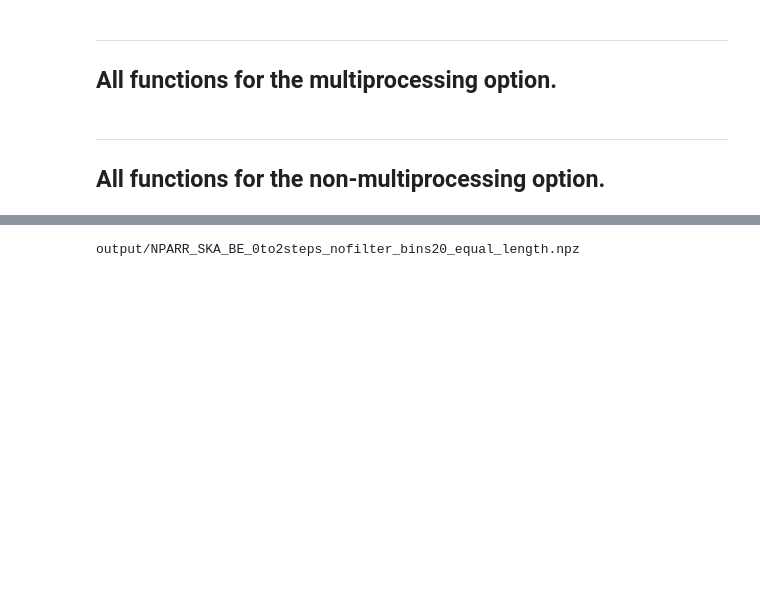
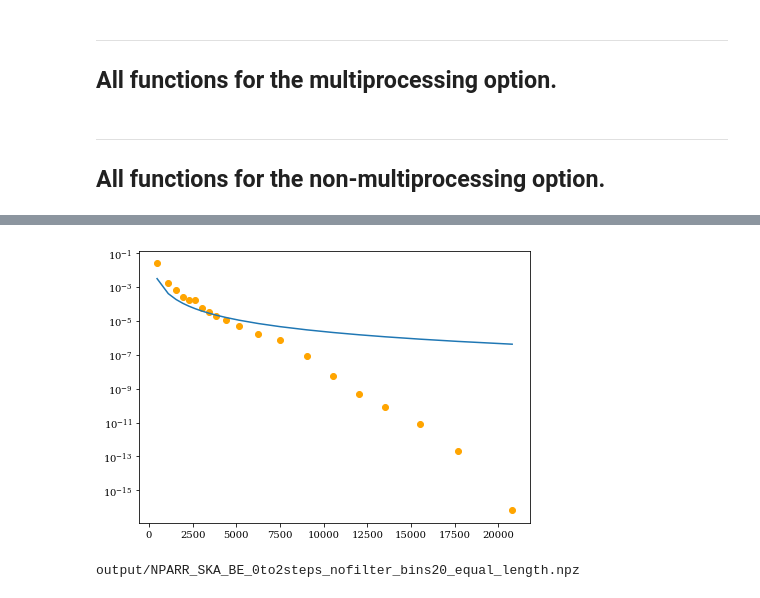
Before and after one commit to vitraj/visest, a Jupyter notebook: cupy_SKA_vectorisation.ipynb, the cells around one changed output, grey strips where cells are left out. Drawn from its saved outputs; the diff is of its cells as text; code cells hidden in the pictures; blank space fills up the shorter version.

```diff
--- a/cupy_SKA_vectorisation.ipynb
+++ b/cupy_SKA_vectorisation.ipynb
@@ -656,3 +694,12 @@ Bin 1 :Theoretical comb
+# %%
+#plt.plot(bare_estimator_avg, ell_mean_avg, var_squared_avg)
+
+fig, axs= plt.subplots(1, 1, figsize=(7,5))
+axs.scatter(ell_mean_avg, bare_estimator_avg / 1e6, color='orange')
+axs.plot(ell_mean_avg, 5.13 * 1e-4 * (1000 / ell_mean_avg) ** 2.34)
+axs.set_yscale('log')
+# %% [output]
+[figure, added]
 # %%
 print(npz_filename)
 # %% [output]
```
Also changed, not shown: parts of 2 cells of this notebook, 4 other files.
